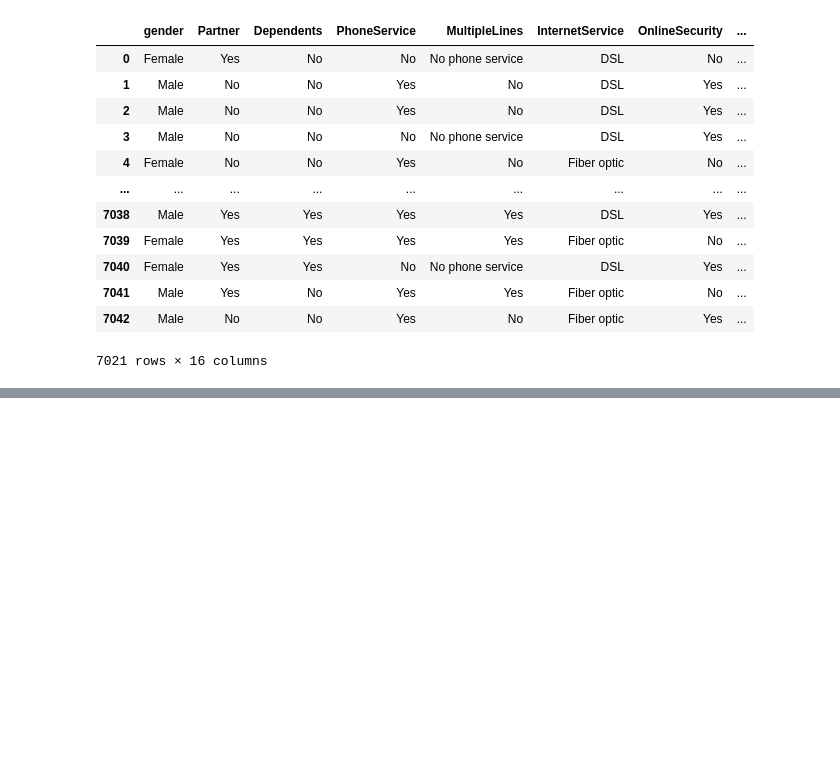
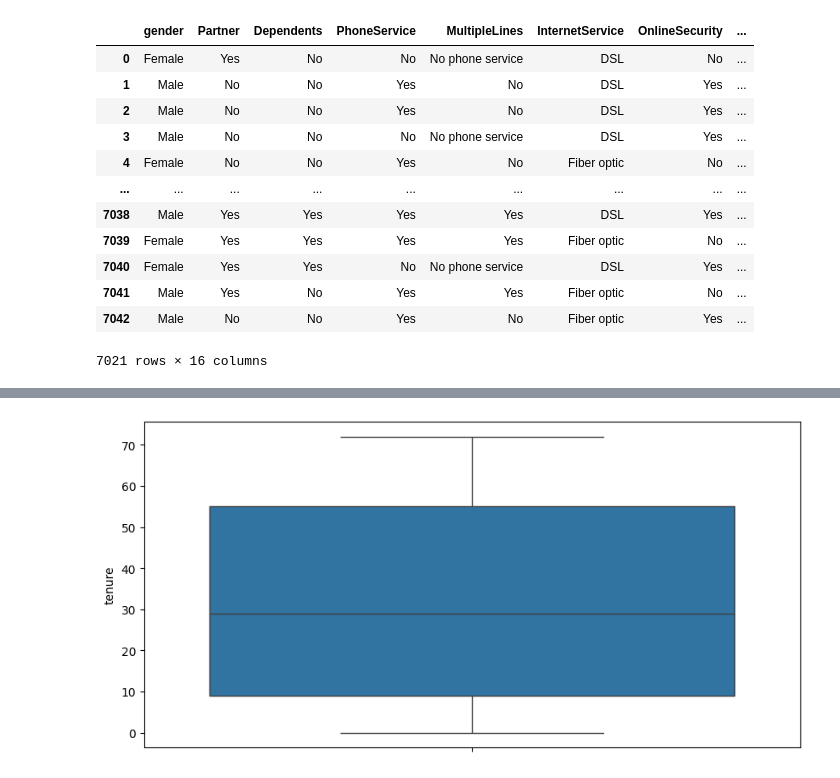
Before and after one commit to Kif30/Customer-Churn-Prediction, a Jupyter notebook: Customer_Churn_Prediction.ipynb, the cells around one changed output, grey strips where cells are left out. Cells and saved outputs as stored; diff of their text form; code cells hidden in the pictures; blank space fills up the shorter version.

Commit message:
outliers and encoding

```diff
--- a/Customer_Churn_Prediction.ipynb
+++ b/Customer_Churn_Prediction.ipynb
@@ -234,0 +244,10 @@ cat_cols
+# %%
+#check for outliers
+#tenure
+#monthlycharges
+#totalcharges
+plt.figure(figsize=(10,5))
+sns.boxplot(df["tenure"])
+plt.show()
+# %% [output]
+[figure, added]
```
Also changed, not shown: parts of 11 cells of this notebook.
